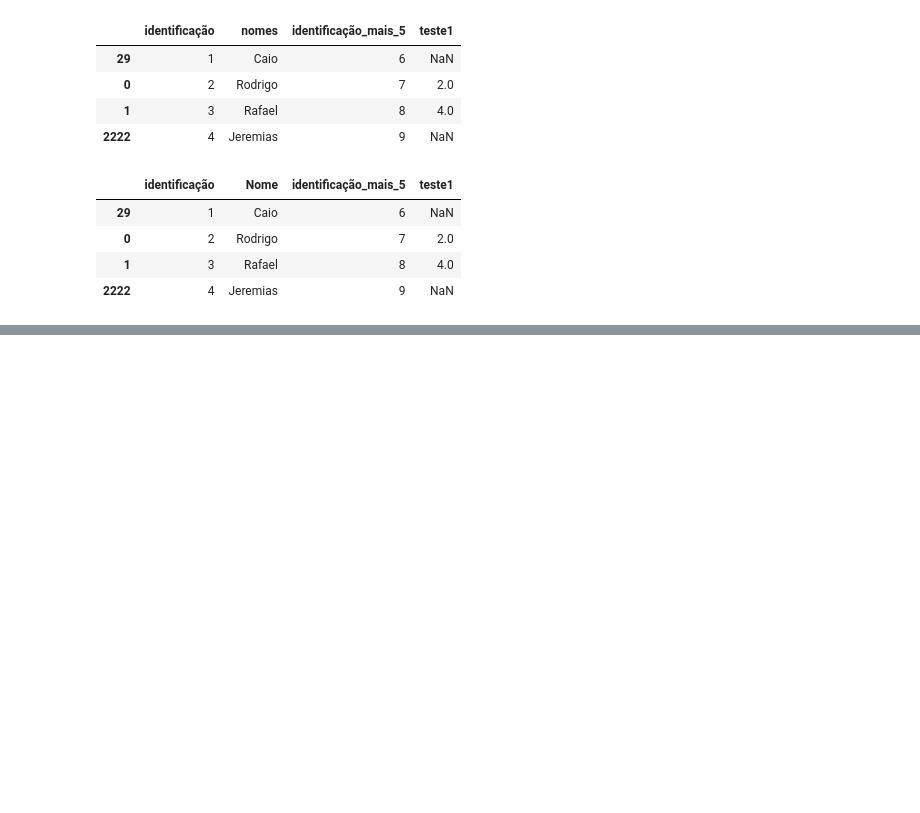
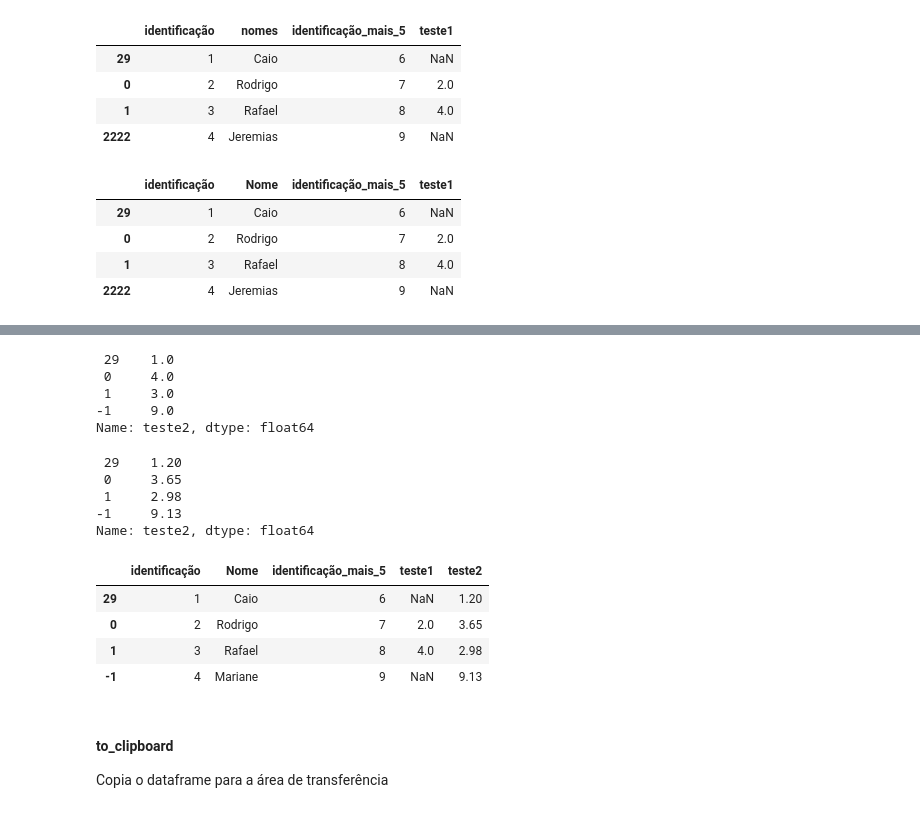
Before and after one commit to gustavoaamorim/curso-manipulacao-dados-python, a Jupyter notebook: python-basico-para-dados/dataframes.ipynb, the cells around one changed output, grey strips where cells are left out. Cells and saved outputs as stored; diff of their text form; code cells hidden in the pictures; blank space fills up the shorter version.

```diff
--- a/python-basico-para-dados/dataframes.ipynb
+++ b/python-basico-para-dados/dataframes.ipynb
@@ -843,0 +891,29 @@ df3
+# %%
+df3.teste2.round(0)
+# %% [output]
+ 29    1.0
+ 0     4.0
+ 1     3.0
+-1     9.0
+Name: teste2, dtype: float64
+# %%
+df3.teste2.round(2)
+# %% [output]
+ 29    1.20
+ 0     3.65
+ 1     2.98
+-1     9.13
+Name: teste2, dtype: float64
+# %%
+df3.teste2 = df3.teste2.round(2)
+# %%
+df3
+# %% [output]
+|  | identificação | Nome | identificação_mais_5 | teste1 | teste2 |
+| 29 | 1 | Caio | 6 | NaN | 1.20 |
+| 0 | 2 | Rodrigo | 7 | 2.0 | 3.65 |
+| 1 | 3 | Rafael | 8 | 4.0 | 2.98 |
+| -1 | 4 | Mariane | 9 | NaN | 9.13 |
+# %% [markdown]
+#### to_clipboard
+Copia o dataframe para a área de transferência
```
Also changed, not shown: parts of 13 cells of this notebook.
